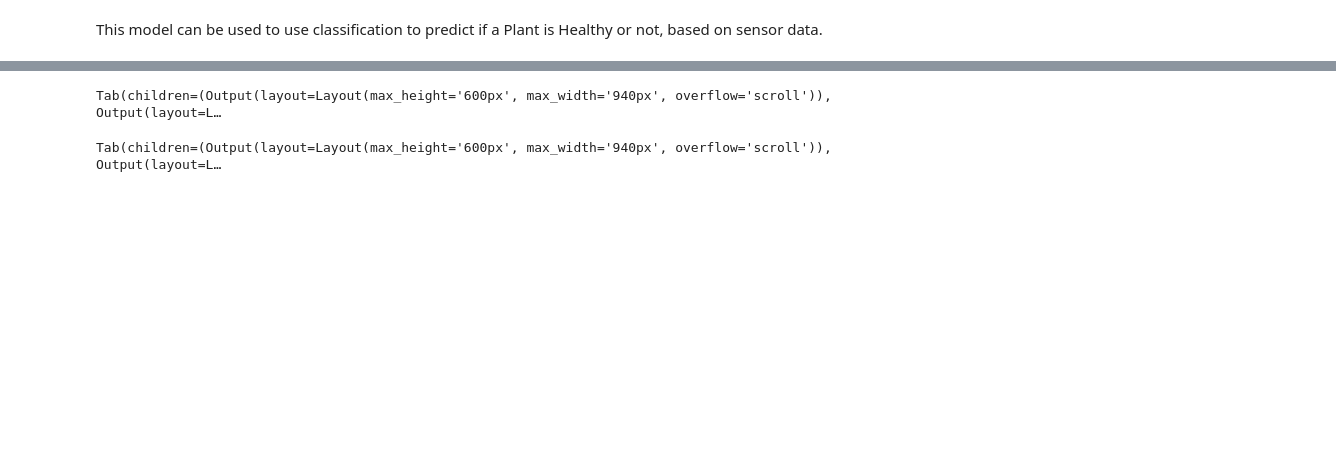
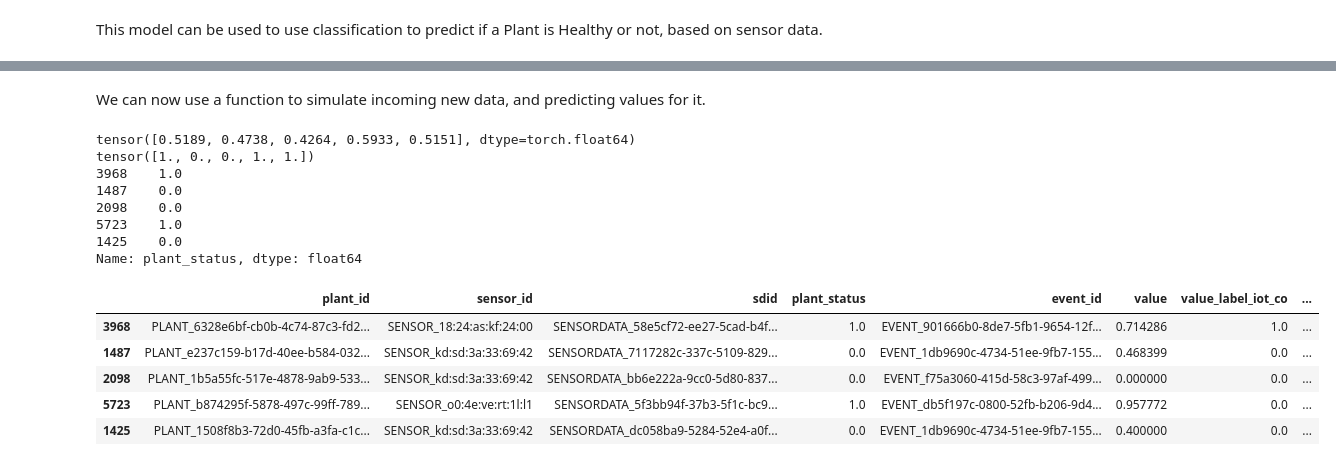
Before and after one commit to Action52/GrowSmart, a Jupyter notebook: notebooks/Graph Machine Learning Model Proof of Concept.ipynb, the cells around one changed output, grey strips where cells are left out. Cells and saved outputs as stored; diff of their text form; code cells hidden in the pictures; blank space fills up the shorter version.

```diff
--- a/notebooks/Graph Machine Learning Model Proof of Concept.ipynb
+++ b/notebooks/Graph Machine Learning Model Proof of Concept.ipynb
@@ -219,13 +242,16 @@ features = stack([g.ndata[feat] for feat in g.ndata], dim=1)
 model_labels = g.ndata['plant_status'].float()
 num_classes = len(model_labels.unique())
 train_mask, test_mask = train_test_split(range(len(features)), test_size=0.2, random_state=42)
+sample_mask = random.sample(test_mask, 5)
+test_mask = [m for m in test_mask if m not in sample_mask]
 train_mask = tensor(train_mask).numpy()
 test_mask = tensor(test_mask).numpy()
 input_features = features.shape[1]
-h_feats = 7
-num_epochs = 25
-learning_rate = 0.01
+h_feats = 6
+num_epochs = 30
+learning_rate = 0.005
 
+nodes_df2.loc[sample_mask].to_csv("sample.csv", index=True, header=True)
 #feature_cols = [valcol for valcol in g.ndata if valcol != 'label_encoded']
 #features = stack([g.ndata[valcol] for valcol in g.ndata if valcol != 'label_encoded'], dim=1)
 #model_labels = g.ndata['status_Plant'].long()
@@ -304,12 +324,0 @@ We can also use an algorithm like DeepWalks to learn embeddings.
-# %%
-model = DeepWalk(g)
-dataloader = DataLoader(torch.arange(g.num_nodes()), batch_size=128, shuffle=True, collate_fn=model.sample)
-optimizer = SparseAdam(model.parameters(), lr=0.01)
-num_epochs = 5
-
-for epoch in range(num_epochs):
-    for batch_walk in dataloader:
-        loss = model(batch_walk)
-        optimizer.zero_grad()
-        loss.backward()
-        optimizer.step()
@@ -319,14 +325,34 @@ embeddings
-# %%
-%%oc
-MATCH (p:Plant)
-RETURN ID(p), p.status
-# %% [output]
-Tab(children=(Output(layout=Layout(max_height='600px', max_width='940px', overflow='scroll')), Output(layout=L…
-# %%
-%%oc
-MATCH (p:Plant)<-[m:MEASURES]-(s:Sensor)-[r:REGISTERS]->(e:Event)-[c:CONTAINS]->(sd)
-WITH p, m, s, r, e, c, sd
-WHERE sd['value'] IS NOT NULL AND labels(sd)[0] <> 'iot_light' AND labels(sd)[0] <> 'iot_motion'
-RETURN sd['value'] AS value, labels(sd)[0] AS value_label
-# %% [output]
-Tab(children=(Output(layout=Layout(max_height='600px', max_width='940px', overflow='scroll')), Output(layout=L…
+# %% [markdown]
+We can now use a function to simulate incoming new data, and predicting values for it.
+# %%
+sample_df = pd.read_csv("sample.csv", index_col=0)
+
+model.eval()  # set the model to evaluation mode
+
+# Pass the new data through the model
+with torch.no_grad():  # disable gradient computation to save memory
+    logits = model(g, features)
+    probs = torch.sigmoid(logits)
+    print(probs[sample_mask])
+    predictions = (probs[sample_mask] > 0.5).float()
+    print(predictions)
+    print(sample_df['plant_status'])
+    sample_df['predicted_status'] = predictions
+
+sample_df.to_csv("sample-results.csv", header=True, index=False)
+sample_df
+# %% [output]
+tensor([0.5189, 0.4738, 0.4264, 0.5933, 0.5151], dtype=torch.float64)
+tensor([1., 0., 0., 1., 1.])
+3968    1.0
+1487    0.0
+2098    0.0
+5723    1.0
+1425    0.0
+Name: plant_status, dtype: float64
+|  | plant_id | sensor_id | sdid | plant_status | event_id | value | value_label_iot_co | ... |
+| 3968 | PLANT_6328e6bf-cb0b-4c74-87c3-fd2... | SENSOR_18:24:as:kf:24:00 | SENSORDATA_58e5cf72-ee27-5cad-b4f... | 1.0 | EVENT_901666b0-8de7-5fb1-9654-12f... | 0.714286 | 1.0 | ... |
+| 1487 | PLANT_e237c159-b17d-40ee-b584-032... | SENSOR_kd:sd:3a:33:69:42 | SENSORDATA_7117282c-337c-5109-829... | 0.0 | EVENT_1db9690c-4734-51ee-9fb7-155... | 0.468399 | 0.0 | ... |
+| 2098 | PLANT_1b5a55fc-517e-4878-9ab9-533... | SENSOR_kd:sd:3a:33:69:42 | SENSORDATA_bb6e222a-9cc0-5d80-837... | 0.0 | EVENT_f75a3060-415d-58c3-97af-499... | 0.000000 | 0.0 | ... |
+| 5723 | PLANT_b874295f-5878-497c-99ff-789... | SENSOR_o0:4e:ve:rt:1l:l1 | SENSORDATA_5f3bb94f-37b3-5f1c-bc9... | 1.0 | EVENT_db5f197c-0800-52fb-b206-9d4... | 0.957772 | 0.0 | ... |
+| 1425 | PLANT_1508f8b3-72d0-45fb-a3fa-c1c... | SENSOR_kd:sd:3a:33:69:42 | SENSORDATA_dc058ba9-5284-52e4-a0f... | 0.0 | EVENT_1db9690c-4734-51ee-9fb7-155... | 0.400000 | 0.0 | ... |
```
Also changed, not shown: parts of 8 cells of this notebook, 5 other files.
